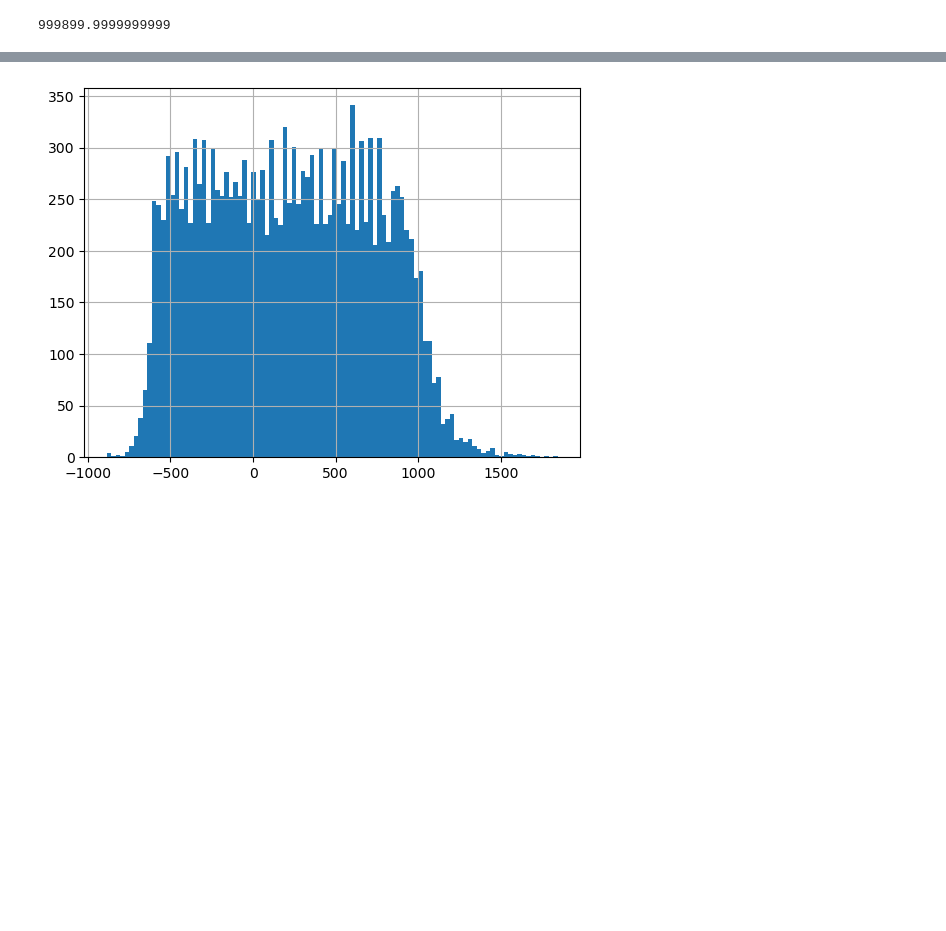
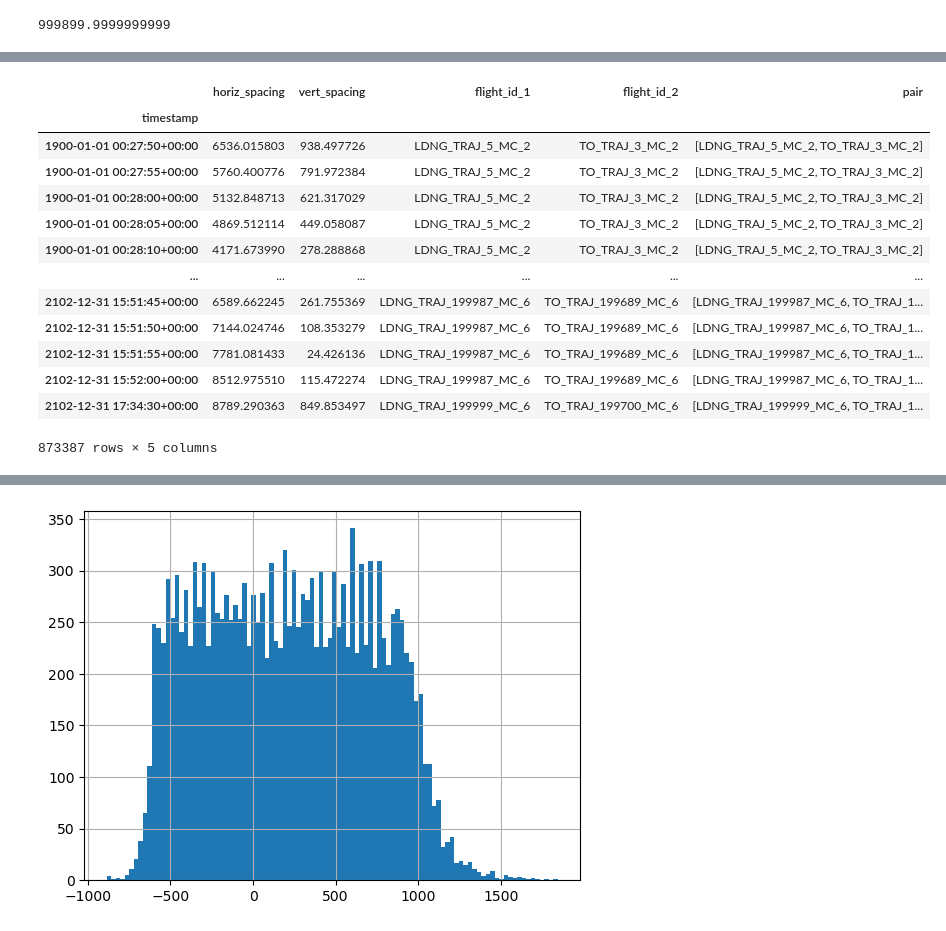
Before and after one commit to kruuZHAW/indep_procedures_generation, a Jupyter notebook: notebooks/analysis_los_flow_referential.ipynb, the cells around one changed output, grey strips where cells are left out. Cells and saved outputs as stored; diff of their text form; code cells hidden in the pictures; blank space fills up the shorter version.

```diff
--- a/notebooks/analysis_los_flow_referential.ipynb
+++ b/notebooks/analysis_los_flow_referential.ipynb
@@ -64,0 +95,17 @@ N
+# %%
+los
+# %% [output]
+|  | horiz_spacing | vert_spacing | flight_id_1 | flight_id_2 | pair |
+| timestamp |  |  |  |  |  |
+| 1900-01-01 00:27:50+00:00 | 6536.015803 | 938.497726 | LDNG_TRAJ_5_MC_2 | TO_TRAJ_3_MC_2 | [LDNG_TRAJ_5_MC_2, TO_TRAJ_3_MC_2] |
+| 1900-01-01 00:27:55+00:00 | 5760.400776 | 791.972384 | LDNG_TRAJ_5_MC_2 | TO_TRAJ_3_MC_2 | [LDNG_TRAJ_5_MC_2, TO_TRAJ_3_MC_2] |
+| 1900-01-01 00:28:00+00:00 | 5132.848713 | 621.317029 | LDNG_TRAJ_5_MC_2 | TO_TRAJ_3_MC_2 | [LDNG_TRAJ_5_MC_2, TO_TRAJ_3_MC_2] |
+| 1900-01-01 00:28:05+00:00 | 4869.512114 | 449.058087 | LDNG_TRAJ_5_MC_2 | TO_TRAJ_3_MC_2 | [LDNG_TRAJ_5_MC_2, TO_TRAJ_3_MC_2] |
+| 1900-01-01 00:28:10+00:00 | 4171.673990 | 278.288868 | LDNG_TRAJ_5_MC_2 | TO_TRAJ_3_MC_2 | [LDNG_TRAJ_5_MC_2, TO_TRAJ_3_MC_2] |
+| ... | ... | ... | ... | ... | ... |
+| 2102-12-31 15:51:45+00:00 | 6589.662245 | 261.755369 | LDNG_TRAJ_199987_MC_6 | TO_TRAJ_199689_MC_6 | [LDNG_TRAJ_199987_MC_6, TO_TRAJ_1... |
+| 2102-12-31 15:51:50+00:00 | 7144.024746 | 108.353279 | LDNG_TRAJ_199987_MC_6 | TO_TRAJ_199689_MC_6 | [LDNG_TRAJ_199987_MC_6, TO_TRAJ_1... |
+| 2102-12-31 15:51:55+00:00 | 7781.081433 | 24.426136 | LDNG_TRAJ_199987_MC_6 | TO_TRAJ_199689_MC_6 | [LDNG_TRAJ_199987_MC_6, TO_TRAJ_1... |
+| 2102-12-31 15:52:00+00:00 | 8512.975510 | 115.472274 | LDNG_TRAJ_199987_MC_6 | TO_TRAJ_199689_MC_6 | [LDNG_TRAJ_199987_MC_6, TO_TRAJ_1... |
+| 2102-12-31 17:34:30+00:00 | 8789.290363 | 849.853497 | LDNG_TRAJ_199999_MC_6 | TO_TRAJ_199700_MC_6 | [LDNG_TRAJ_199999_MC_6, TO_TRAJ_1... |
+873387 rows × 5 columns
```
Also changed, not shown: parts of 27 cells of this notebook, 33 other files.
